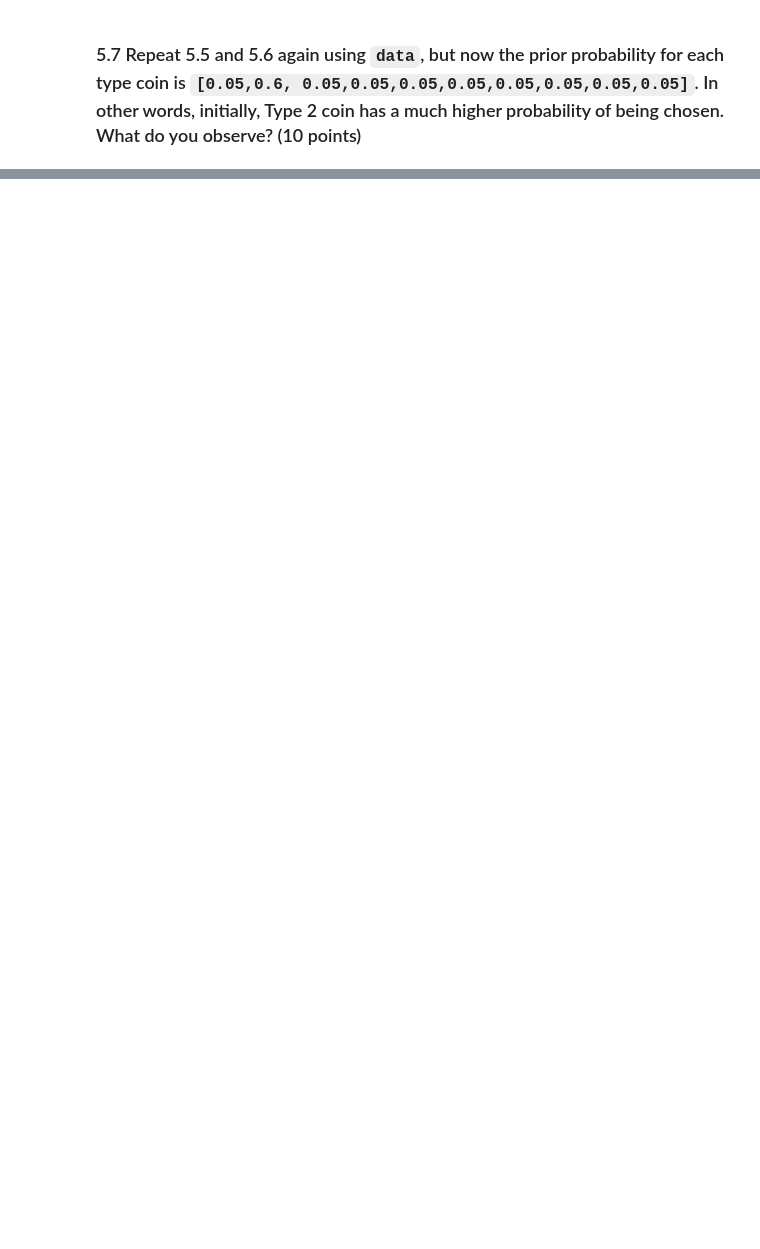
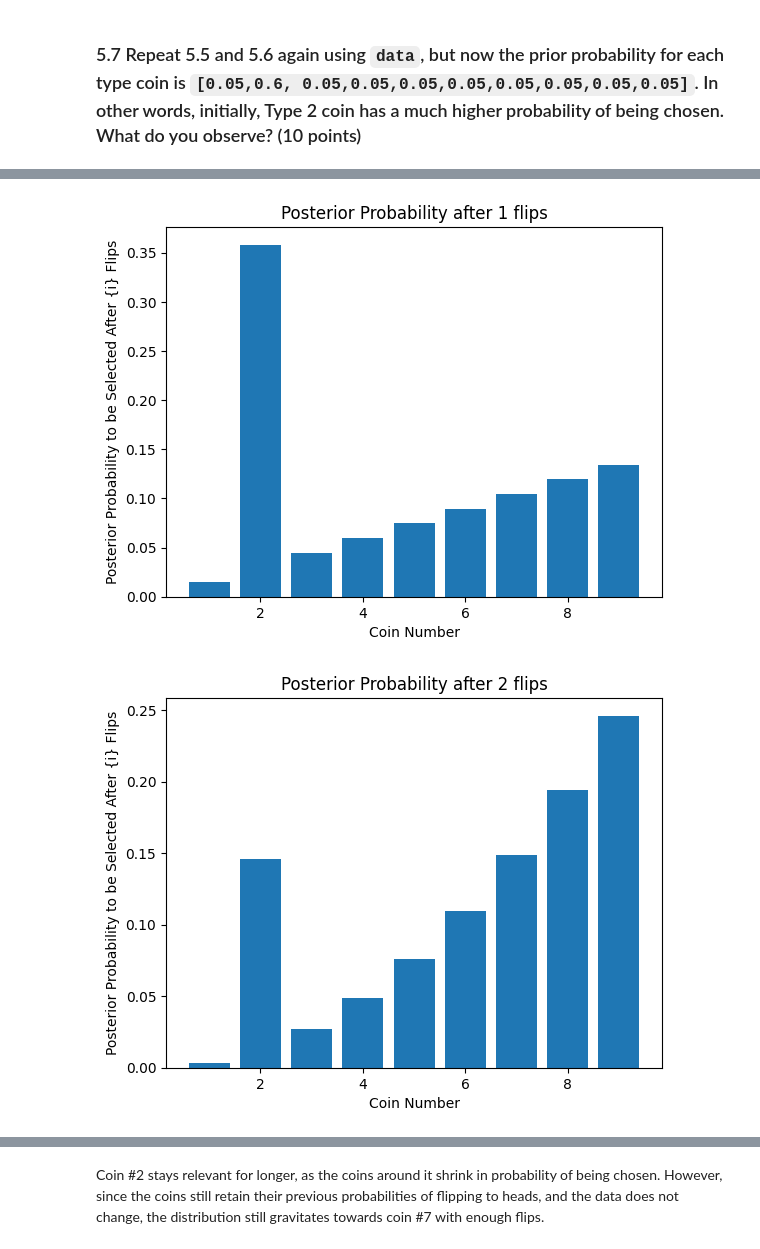
Before and after one commit to D123aniel/STOR535, a Jupyter notebook: Labs/Lab2.ipynb, the cells around one changed output, grey strips where cells are left out. Saved outputs shown, nothing was run; the diff lists cells and outputs as text; code cells hidden in the pictures; blank space fills up the shorter version.

```diff
--- a/Labs/Lab2.ipynb
+++ b/Labs/Lab2.ipynb
@@ -111,2 +165,10 @@ def compute_posterior(prior, )
 # %% [markdown]
 ### 5.7 Repeat 5.5 and 5.6 again using `data`, but now the prior probability for each type coin is `[0.05,0.6, 0.05,0.05,0.05,0.05,0.05,0.05,0.05,0.05]`. In other words, initially, Type 2 coin has a much higher probability of being chosen. What do you observe?  (10 points)
+# %%
+x = [1,2,3,4,5,10,50,100,500,1000]
+coin_prob = [0.05, 0.6, 0.05, 0.05, 0.05, 0.05, 0.05, 0.05, 0.05]
+heads_prob = prob
+for i in x:
+    flips = data[:i]
+    post_prob = compute_posterior(coin_prob, flips, heads_prob)
+    print(f"Posterior Probability after {i} flips: {post_prob}")
@@ -112,0 +193,10 @@ def compute_posterior(prior, )
+# %%
+for i in x:
+    plt.figure(i)
+    plt.bar(coins, compute_posterior(coin_prob, data[:i], prob))
+    plt.title(f'Posterior Probability after {i} flips')
+    plt.xlabel('Coin Number')
+    plt.ylabel('Posterior Probability to be Selected After {i} Flips')
+# %% [output]
+[figure, added]
+[figure, added]
@@ -112,0 +211,2 @@ def compute_posterior(prior, )
+# %% [markdown]
+Coin #2 stays relevant for longer, as the coins around it shrink in probability of being chosen. However, since the coins still retain their previous probabilities of flipping to heads, and the data does not change, the distribution still gravitates towards coin #7 with enough flips.
```
Also changed, not shown: parts of 9 cells of this notebook.
